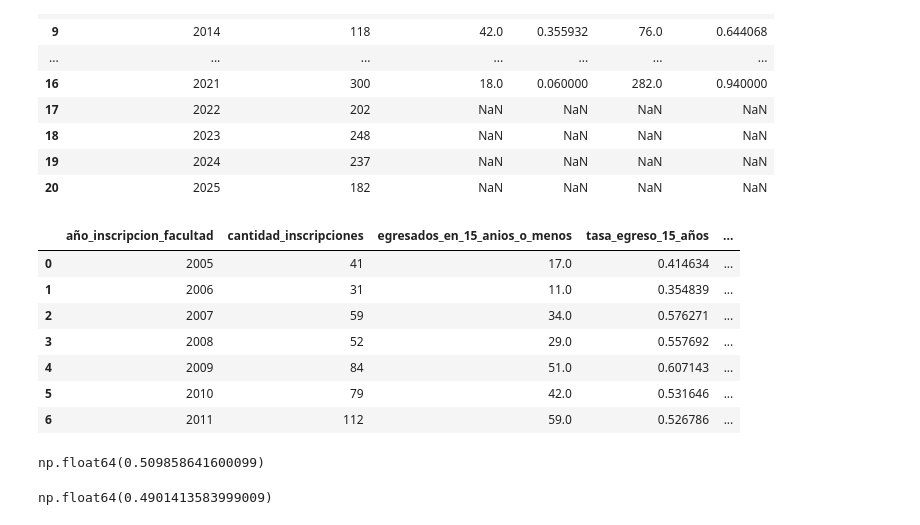
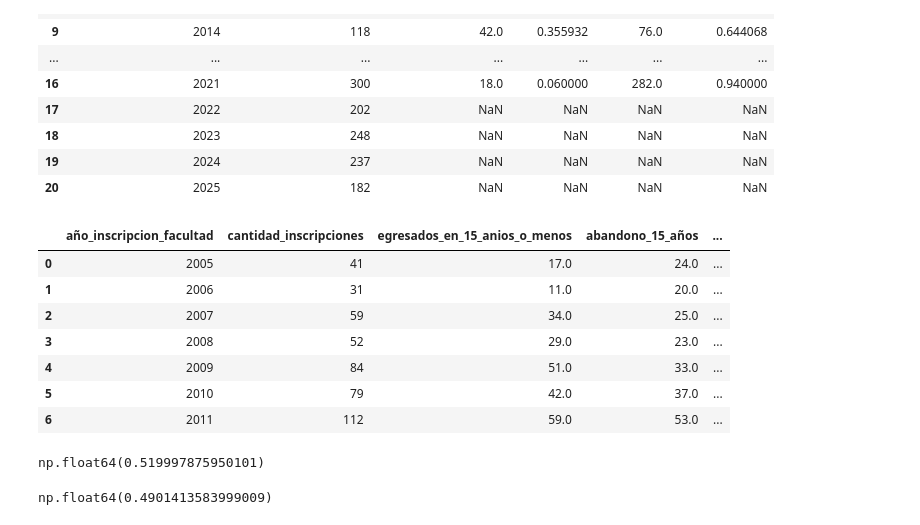
Before and after one commit to solcalloni/modelos-para-prediccion-de-abandono, a Jupyter notebook: packages/exploratory-data-analysis/FCEN_2005_2025/06-estimacion_abandono.ipynb, the cells around one changed output. Cells and saved outputs as stored; diff of their text form; code cells hidden in the pictures.

Commit message:
binomial y abandono

```diff
--- a/packages/exploratory-data-analysis/FCEN_2005_2025/06-estimacion_abandono.ipynb
+++ b/packages/exploratory-data-analysis/FCEN_2005_2025/06-estimacion_abandono.ipynb
@@ -68,23 +70,21 @@ calculo_fisica
 | 18 | 2023 | 248 | NaN | NaN | NaN | NaN |
 | 19 | 2024 | 237 | NaN | NaN | NaN | NaN |
 | 20 | 2025 | 182 | NaN | NaN | NaN | NaN |
-# %%
-calculo_15_años_fisica['error'] = calculo_15_años_fisica['d'] - 0.02
 # %%
-calculo_15_años_fisica
+calculo_15_años_fisica[['año_inscripcion_facultad', 'cantidad_inscripciones', 'egresados_en_15_anios_o_menos', 'abandono_15_años', 'tasa_egreso_15_años_con_d', 'tasa_abandono_15_años_con_d', 'd_del_año', 'error_d']]
 # %% [output]
-|  | año_inscripcion_facultad | cantidad_inscripciones | egresados_en_15_anios_o_menos | tasa_egreso_15_años | ... |
-| 0 | 2005 | 41 | 17.0 | 0.414634 | ... |
-| 1 | 2006 | 31 | 11.0 | 0.354839 | ... |
-| 2 | 2007 | 59 | 34.0 | 0.576271 | ... |
-| 3 | 2008 | 52 | 29.0 | 0.557692 | ... |
-| 4 | 2009 | 84 | 51.0 | 0.607143 | ... |
-| 5 | 2010 | 79 | 42.0 | 0.531646 | ... |
-| 6 | 2011 | 112 | 59.0 | 0.526786 | ... |
+|  | año_inscripcion_facultad | cantidad_inscripciones | egresados_en_15_anios_o_menos | abandono_15_años | ... |
+| 0 | 2005 | 41 | 17.0 | 24.0 | ... |
+| 1 | 2006 | 31 | 11.0 | 20.0 | ... |
+| 2 | 2007 | 59 | 34.0 | 25.0 | ... |
+| 3 | 2008 | 52 | 29.0 | 23.0 | ... |
+| 4 | 2009 | 84 | 51.0 | 33.0 | ... |
+| 5 | 2010 | 79 | 42.0 | 37.0 | ... |
+| 6 | 2011 | 112 | 59.0 | 53.0 | ... |
 # %%
-calculo_15_años_fisica['tasa_egreso_15_años'].mean()
+calculo_15_años_fisica['tasa_egreso_15_años_con_d'].mean()
 # %% [output]
-np.float64(0.509858641600099)
+np.float64(0.519997875950101)
 # %%
 calculo_15_años_fisica['tasa_abandono_15_años'].mean()
 # %% [output]
```
Also changed, not shown: parts of 19 cells of this notebook, 2 other files.
